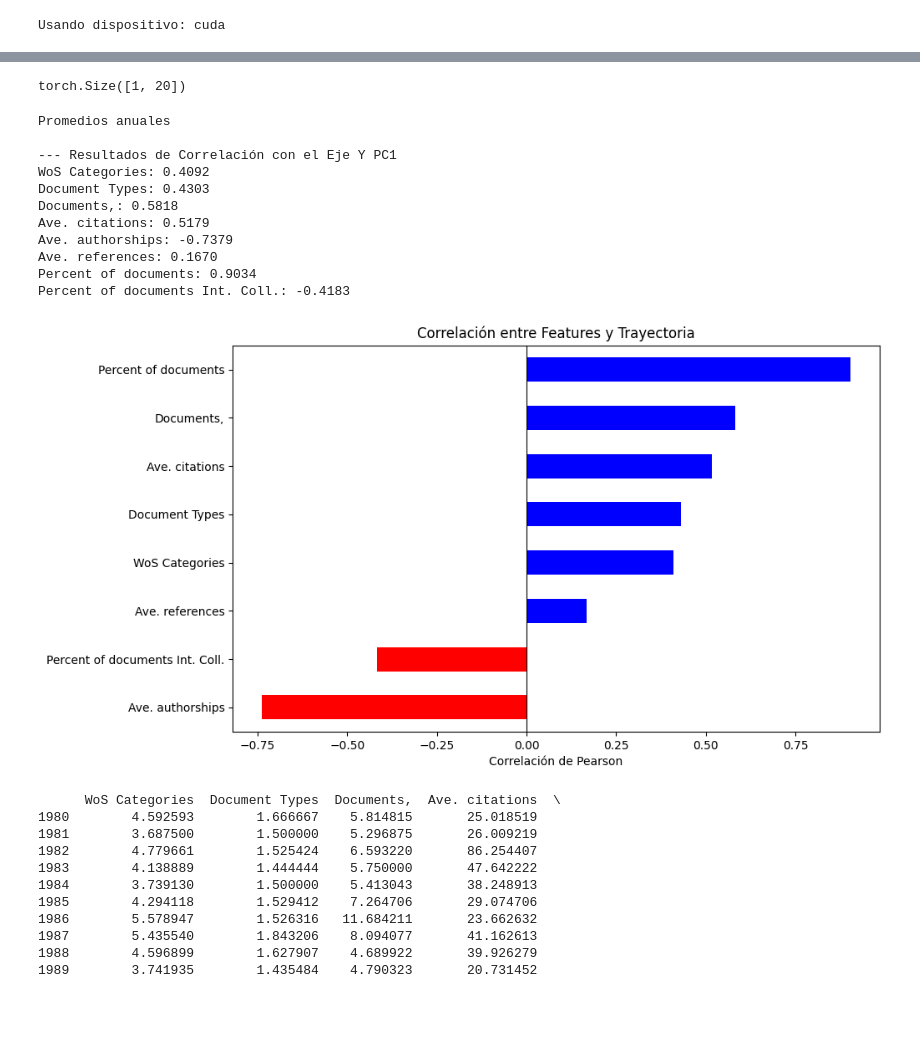
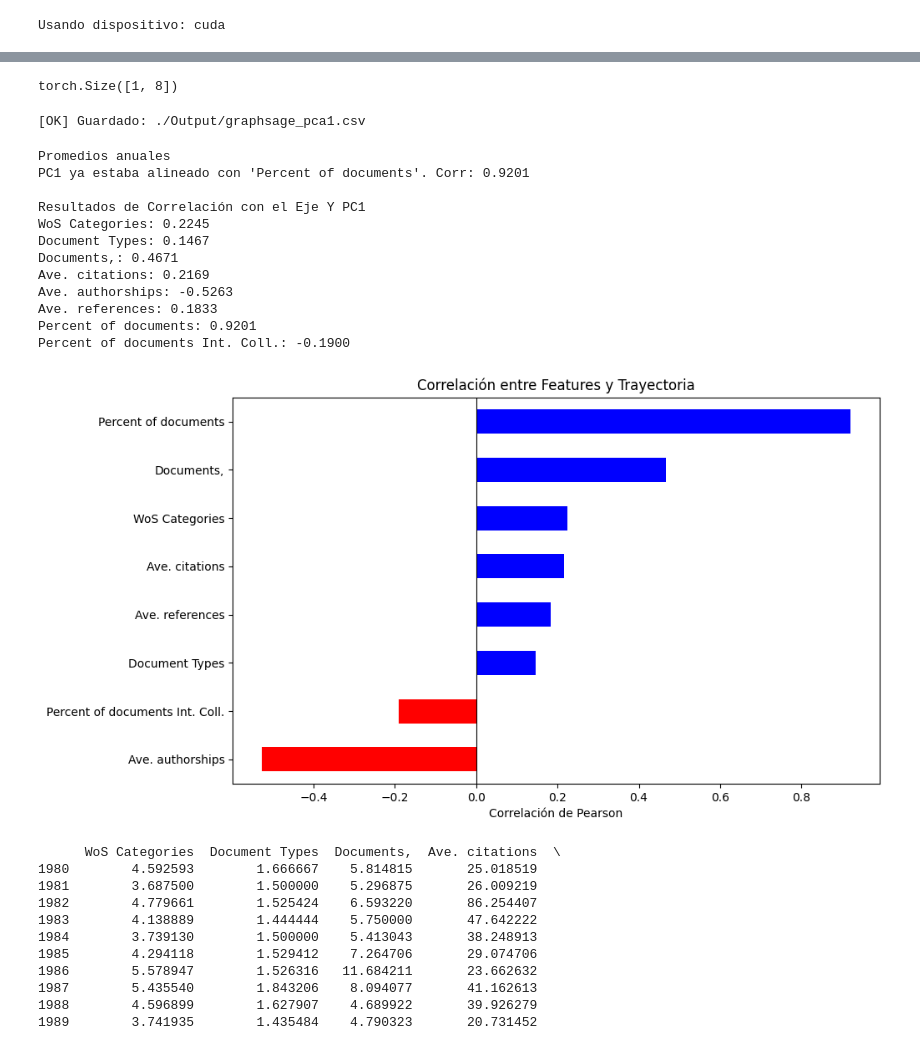
Before and after one commit to Jose117053/evolucion-redes-egocentricas, a Jupyter notebook: embedding.ipynb, the cells around one changed output, grey strips where cells are left out. Cells and saved outputs as stored; diff of their text form; code cells hidden in the pictures; blank space fills up the shorter version.

Commit message:
impl:fine tuning de hiperparametros, regresion multiple con OSL, visualizacion de graficas de dispersion contra pca1 de sage

```diff
--- a/embedding.ipynb
+++ b/embedding.ipynb
@@ -17,11 +20,11 @@ from scipy.stats import pearsonr, spearmanr, kendalltau
 FEATURES = [
     ("weights", "WoS Categories"),
     ("weights", "Document Types"),
-   # ("weights", "Documents,"),
+    ("weights", "Documents,"),
     ("scores",  "Ave. citations"),
     ("scores",  "Ave. authorships"),
     ("scores",  "Ave. references"),
-  #  ("scores",  "Percent of documents"),
+    ("scores",  "Percent of documents"),
     ("scores",  "Percent of documents Int. Coll.")
 ]
 def json_to_pyg_data(json_data, scaler=None):
@@ -35,11 +38,11 @@ def json_to_pyg_data(json_data, scaler=None):
         features = [
             node["weights"].get("WoS Categories", 0),
             node["weights"].get("Document Types",  0),
-          #  node["weights"].get("Documents,",0),
+            node["weights"].get("Documents,", 0),
             node["scores"].get("Ave. citations",0.0),
             node["scores"].get("Ave. authorships",0.0),
             node["scores"].get("Ave. references",0.0),
-        #    node["scores"].get("Percent of documents",0.0),
+         node["scores"].get("Percent of documents",0.0),
             node["scores"].get("Percent of documents Int. Coll.",0.0)
         ]
         node_features.append(features)
@@ -48,7 +51,7 @@ def json_to_pyg_data(json_data, scaler=None):
     features_array = np.array(node_features, dtype=float)
 
     if scaler is None:
-        scaler = StandardScaler().fit(features_array)   # fallback
+        scaler = StandardScaler().fit(features_array)
     features_scaled = scaler.transform(features_array)
 
     x = torch.tensor(features_scaled, dtype=torch.float)
@@ -136,7 +139,7 @@ class GraphSAGEEncoder(torch.nn.Module):
         self.conv1 = SAGEConv(in_channels, hidden_channels)
         self.conv2 = SAGEConv(hidden_channels, out_channels)
         self.relu = torch.nn.ReLU()
-        self.dropout = torch.nn.Dropout(p=0.5)
+        self.dropout = torch.nn.Dropout(p=0.1)
 
     def forward(self, x, edge_index):
 
@@ -148,7 +151,7 @@ class GraphSAGEEncoder(torch.nn.Module):
 # %%
 in_channels = data.num_node_features   # En nuestro caso son 8 features
 hidden_channels = 32
-out_channels = 20   # dimensión del embedding final
+out_channels = 8   # dimensión del embedding final
 
 model = GraphSAGEEncoder(in_channels, hidden_channels, out_channels).to(device)
 optimizer = torch.optim.Adam(model.parameters(), lr=0.01, weight_decay=5e-4)
@@ -309,12 +308,12 @@ for year in range(START_YEAR, END_YEAR + 1):
 
         if not PRESERVAR_HISTORIA:
             model = GraphSAGEEncoder(in_channels, hidden_channels, out_channels).to(device) #reseteamos al modelo anterior y creamos uno nuevo
-            optimizer = torch.optim.Adam(model.parameters(), lr=0.01, weight_decay=5e-4) #renovar el optimizador para el nuevo modelo
+            optimizer = torch.optim.Adam(model.parameters(), lr=0.005, weight_decay=5e-4) #renovar el optimizador para el nuevo modelo
 
 
         # Entrenar el modelo con el año actual
         # No se pierde la información del año anterior si no se reseteo el modelo
-        model = train_linkpred(model, data, epochs=50)
+        model = train_linkpred(model, data, epochs=60)
 
         #Embeddings de Nodos
         model.eval()
@@ -358,7 +357,7 @@ Se generaron 45 puntos.
 # %%
 print(graph_embedding.shape)
 # %% [output]
-torch.Size([1, 20])
+torch.Size([1, 8])
 # %%
 
 vectores = np.array([item["vector"] for item in historia]) #array que contiene los vectores de cada año
@@ -413,10 +412,21 @@ fig = px.line(
 
 #fig.update_traces(line_shape='spline', line_width=4) #esto es unicamente para "suavizar las esquinas"
 fig.show()
+# %%
+# Guardar serie PC1 de GraphSAGE por año
+out_dir = "./Output"
+os.makedirs(out_dir, exist_ok=True)
+df_sage = df_flujo.rename(columns={"y_original": "sage_pc1"}).copy()
+
+out_path = os.path.join(out_dir, "graphsage_pca1.csv")
+df_sage.to_csv(out_path, index=False, encoding="utf-8")
+print(f"[OK] Guardado: {out_path}")
+# %% [output]
+[OK] Guardado: ./Output/graphsage_pca1.csv
 # %%
 # Correlación de pearson dice qué tan fuerte es la relación lineal entre dos variables
 # Cuando la variable A sube, ¿ldf_flujoa variable B también sube proporcionalmente?
-trayectoria_y = df_flujo['y_original'].values
+#trayectoria_y = df_flujo['y_original'].values
 years = df_flujo['year'].values
 
 feature_names = [
@@ -458,45 +468,58 @@ for year in years:
 
     features_anuales.append(feats_year) #cada fila es un año, y 8 columnas, cada una es el promedio de toda la grafica de un solo feature
 
 df_features = pd.DataFrame(features_anuales, columns=feature_names, index=years)
 
 
 #Ya tenemos los datos como queremos, podemos proceder a realizar correlacion
 #Lista A (Trayectoria generada por pca): 45 valores.
 #Lista B (Promedio de cada feature): 45 valores.
 
+# Simplementa para que PCA1 sea consistente multiplico por -1 en caso de que percent of documents sea negativo
+# a pca no le importa  si es negativo o positivo
+particular_col = "Percent of documents"
+
+r_particular, _ = pearsonr(df_flujo["y_original"].values, df_features[particular_col].values)
+
+if r_particular < 0:
+    df_flujo["y_original"] = -df_flujo["y_original"]
+    trayectoria_y = df_flujo["y_original"].values
+    print(f"Se invirtió el signo de PC1 para alinearlo con '{particular_col}'. Corr original: {r_particular:.4f}")
+else:
+    trayectoria_y = df_flujo["y_original"].values
+    print(f"PC1 ya estaba alineado con '{particular_col}'. Corr: {r_particular:.4f}")
 
 correlaciones = {}
 
-print("\n--- Resultados de Correlación con el Eje Y PC1")
+print("\nResultados de Correlación con el Eje Y PC1")
 for col in df_features.columns:
-    # Correlación de Pearson (r),  rango entre [-1,1], sí se acerca a 1 positivo, hay bastante correlación
     r, p_value = pearsonr(trayectoria_y, df_features[col].values) #aqui ya están los 45 años y 45 promedios de cada feature
     correlaciones[col] = r
     print(f"{col}: {r:.4f}")
 
 # Con los valores basta, pero para tener una mejor visualización:
 plt.figure(figsize=(10, 6))
 sorted_corr = pd.Series(correlaciones).sort_values()# los más importantes primero
 colors = ['red' if x < 0 else 'blue' for x in sorted_corr]
 sorted_corr.plot(kind='barh', color=colors)
 plt.title("Correlación entre Features y Trayectoria")
 plt.xlabel("Correlación de Pearson")
 plt.axvline(0, color='black', linewidth=0.8)
 plt.show()
 # %% [output]
 Promedios anuales
+PC1 ya estaba alineado con 'Percent of documents'. Corr: 0.9201
 
---- Resultados de Correlación con el Eje Y PC1
-WoS Categories: 0.4092
-Document Types: 0.4303
-Documents,: 0.5818
-Ave. citations: 0.5179
-Ave. authorships: -0.7379
-Ave. references: 0.1670
-Percent of documents: 0.9034
-Percent of documents Int. Coll.: -0.4183
+Resultados de Correlación con el Eje Y PC1
+WoS Categories: 0.2245
+Document Types: 0.1467
+Documents,: 0.4671
+Ave. citations: 0.2169
+Ave. authorships: -0.5263
+Ave. references: 0.1833
+Percent of documents: 0.9201
+Percent of documents Int. Coll.: -0.1900
-[figure, old version]
+[figure, new version]
 # %%
 print(df_features)
 # %% [output]
```
Also changed, not shown: parts of 11 cells of this notebook.
